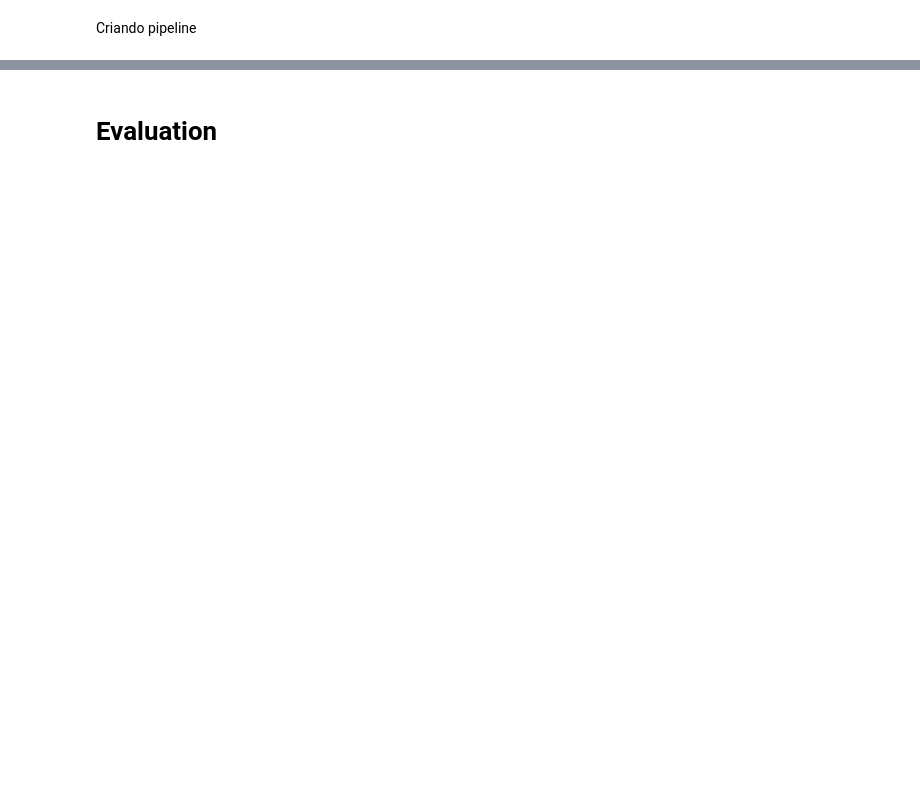
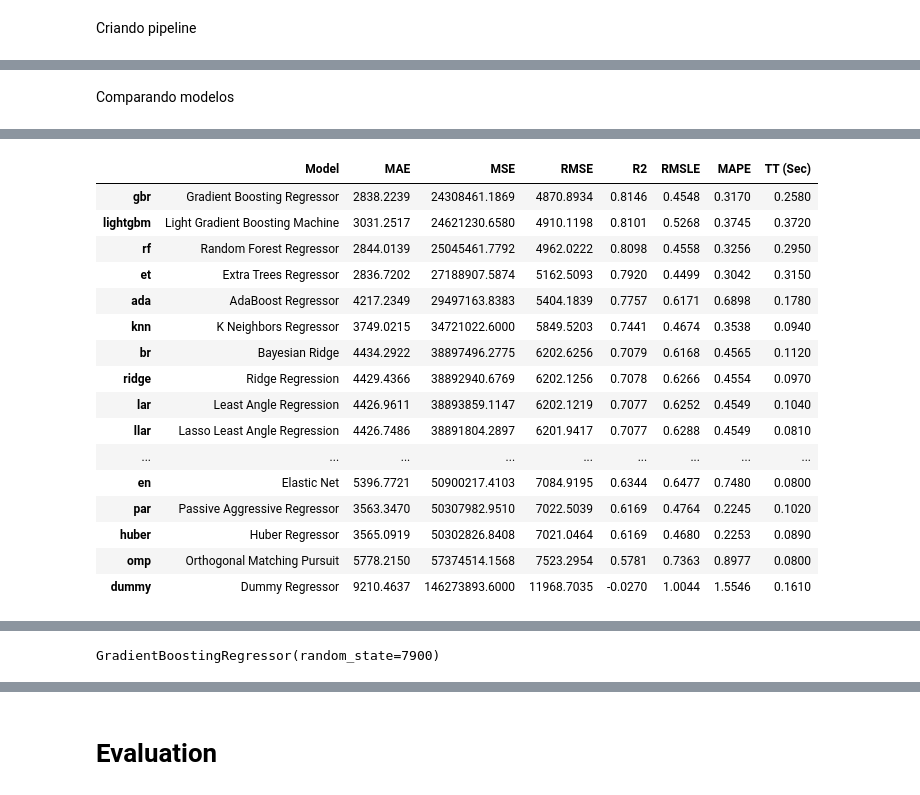
Before and after one commit to gabrielcapela/AutoML-Projects, a Jupyter notebook: Regression/health_insurance_cost_prediction.ipynb, the cells around one changed output, grey strips where cells are left out. Cells and saved outputs as stored; diff of their text form; code cells hidden in the pictures; blank space fills up the shorter version.

```diff
--- a/Regression/health_insurance_cost_prediction.ipynb
+++ b/Regression/health_insurance_cost_prediction.ipynb
@@ -195,0 +166,6 @@ reg = setup(data = train,
+# %% [markdown]
+Comparando modelos
+# %%
+# best = compare_models()
+best = compare_models()
+# %% [output]
@@ -195,0 +173,17 @@ reg = setup(data = train,
+|  | Model | MAE | MSE | RMSE | R2 | RMSLE | MAPE | TT (Sec) |
+| gbr | Gradient Boosting Regressor | 2838.2239 | 24308461.1869 | 4870.8934 | 0.8146 | 0.4548 | 0.3170 | 0.2580 |
+| lightgbm | Light Gradient Boosting Machine | 3031.2517 | 24621230.6580 | 4910.1198 | 0.8101 | 0.5268 | 0.3745 | 0.3720 |
+| rf | Random Forest Regressor | 2844.0139 | 25045461.7792 | 4962.0222 | 0.8098 | 0.4558 | 0.3256 | 0.2950 |
+| et | Extra Trees Regressor | 2836.7202 | 27188907.5874 | 5162.5093 | 0.7920 | 0.4499 | 0.3042 | 0.3150 |
+| ada | AdaBoost Regressor | 4217.2349 | 29497163.8383 | 5404.1839 | 0.7757 | 0.6171 | 0.6898 | 0.1780 |
+| knn | K Neighbors Regressor | 3749.0215 | 34721022.6000 | 5849.5203 | 0.7441 | 0.4674 | 0.3538 | 0.0940 |
+| br | Bayesian Ridge | 4434.2922 | 38897496.2775 | 6202.6256 | 0.7079 | 0.6168 | 0.4565 | 0.1120 |
+| ridge | Ridge Regression | 4429.4366 | 38892940.6769 | 6202.1256 | 0.7078 | 0.6266 | 0.4554 | 0.0970 |
+| lar | Least Angle Regression | 4426.9611 | 38893859.1147 | 6202.1219 | 0.7077 | 0.6252 | 0.4549 | 0.1040 |
+| llar | Lasso Least Angle Regression | 4426.7486 | 38891804.2897 | 6201.9417 | 0.7077 | 0.6288 | 0.4549 | 0.0810 |
+| ... | ... | ... | ... | ... | ... | ... | ... | ... |
+| en | Elastic Net | 5396.7721 | 50900217.4103 | 7084.9195 | 0.6344 | 0.6477 | 0.7480 | 0.0800 |
+| par | Passive Aggressive Regressor | 3563.3470 | 50307982.9510 | 7022.5039 | 0.6169 | 0.4764 | 0.2245 | 0.1020 |
+| huber | Huber Regressor | 3565.0919 | 50302826.8408 | 7021.0464 | 0.6169 | 0.4680 | 0.2253 | 0.0890 |
+| omp | Orthogonal Matching Pursuit | 5778.2150 | 57374514.1568 | 7523.2954 | 0.5781 | 0.7363 | 0.8977 | 0.0800 |
+| dummy | Dummy Regressor | 9210.4637 | 146273893.6000 | 11968.7035 | -0.0270 | 1.0044 | 1.5546 | 0.1610 |
@@ -195,0 +191,5 @@ reg = setup(data = train,
+# %%
+# verificando o melhor modelo
+print(best)
+# %% [output]
+GradientBoostingRegressor(random_state=7900)
```
Also changed, not shown: parts of 36 cells of this notebook.
